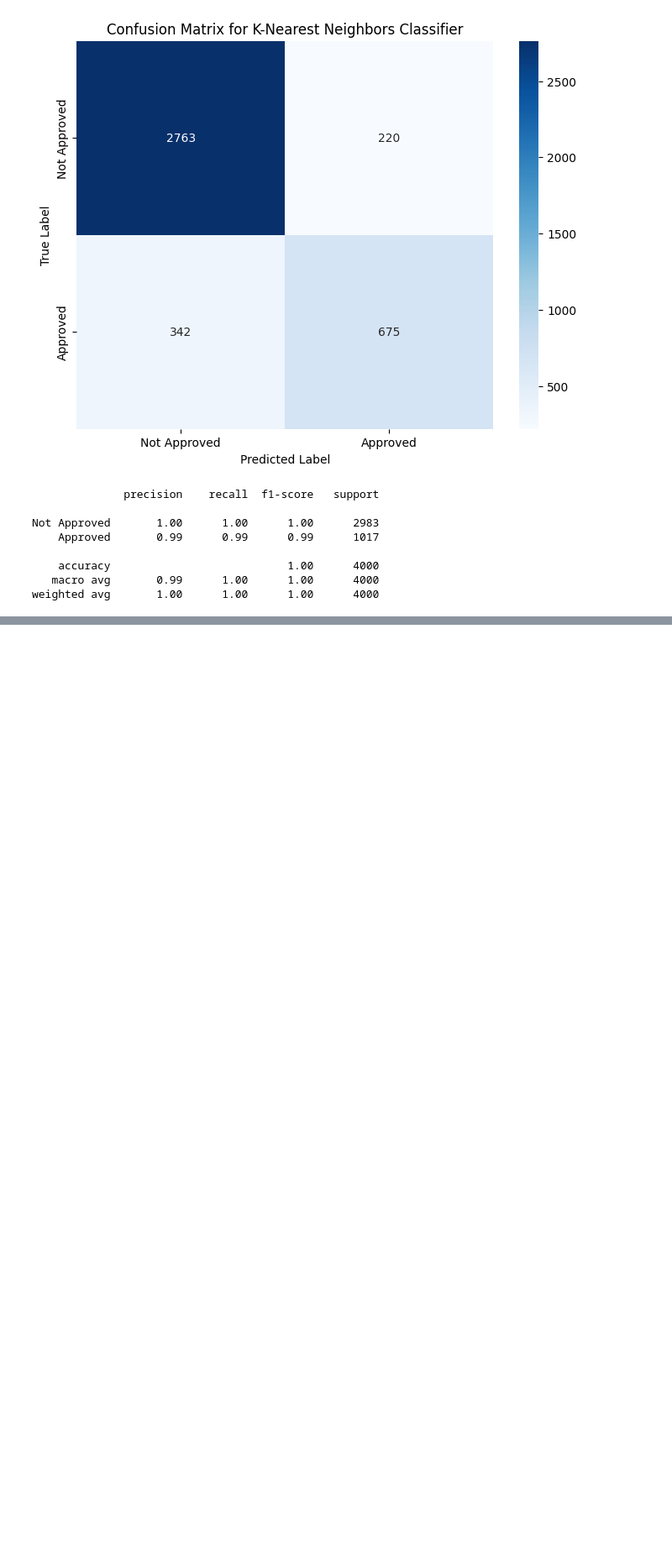
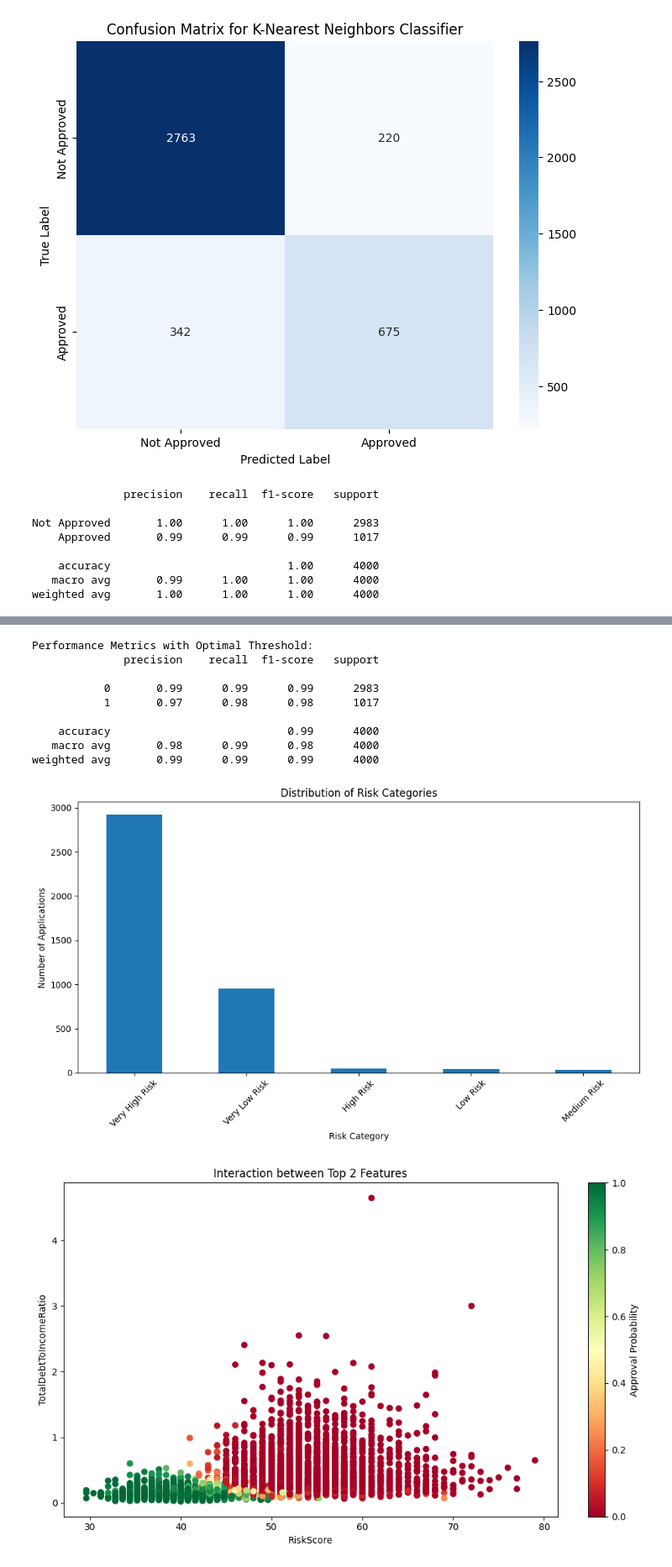
Before and after one commit to marianellass/Loan-Approval-Risk-Project, a Jupyter notebook: AML_Updated.ipynb, the cells around one changed output, grey strips where cells are left out. Shown at 84% size. Saved outputs shown, nothing was run; the diff lists cells and outputs as text; code cells hidden in the pictures; blank space fills up the shorter version.

```diff
--- a/AML_Updated.ipynb
+++ b/AML_Updated.ipynb
@@ -242,0 +426,79 @@ weighted avg       1.00      1.00      1.00      4000
+# %%
+### 1. Create Focused Model with Top Features
+top_5_features = important_features["feature"].head(5).tolist()
+
+# Train model with only top features
+X_top = X[top_5_features]
+X_train_top, X_test_top, y_train, y_test = train_test_split(
+    X_top, y, test_size=0.2, random_state=42
+)
+
+# Train RF with best parameters using only top features
+focused_rf = RandomForestClassifier(**rf_grid.best_params_, random_state=42)
+focused_rf.fit(X_train_top, y_train)
+
+### 2. Apply Optimal Threshold
+y_prob_focused = focused_rf.predict_proba(X_test_top)
+y_pred_focused = (y_prob_focused[:, 1] > optimal_threshold).astype(int)
+
+# Compare performance metrics
+print("\nPerformance Metrics with Optimal Threshold:")
+print(classification_report(y_test, y_pred_focused))
+
+
+### 3. Create Risk Categories
+def get_risk_category(prob):
+    if prob < 0.2:
+        return "Very High Risk"
+    elif prob < 0.4:
+        return "High Risk"
+    elif prob < 0.6:
+        return "Medium Risk"
+    elif prob < 0.8:
+        return "Low Risk"
+    else:
+        return "Very Low Risk"
+
+
+# Apply risk categories to predictions
+risk_probs = focused_rf.predict_proba(X_test_top)[:, 1]
+risk_categories = [get_risk_category(prob) for prob in risk_probs]
+
+# Show distribution of risk categories
+risk_dist = pd.Series(risk_categories).value_counts()
+plt.figure(figsize=(10, 6))
+risk_dist.plot(kind="bar")
+plt.title("Distribution of Risk Categories")
+plt.xlabel("Risk Category")
+plt.ylabel("Number of Applications")
+plt.xticks(rotation=45)
+plt.tight_layout()
+plt.show()
+
+### 4. Feature Interaction Analysis
+if len(top_5_features) >= 2:
+    plt.figure(figsize=(10, 6))
+    plt.scatter(
+        X_test_top[top_5_features[0]],
+        X_test_top[top_5_features[1]],
+        c=risk_probs,
+        cmap="RdYlGn",
+    )
+    plt.colorbar(label="Approval Probability")
+    plt.xlabel(top_5_features[0])
+    plt.ylabel(top_5_features[1])
+    plt.title(f"Interaction between Top 2 Features")
+    plt.tight_layout()
+    plt.show()
+# %% [output]
+Performance Metrics with Optimal Threshold:
+              precision    recall  f1-score   support
+
+           0       0.99      0.99      0.99      2983
+           1       0.97      0.98      0.98      1017
+
+    accuracy                           0.99      4000
+   macro avg       0.98      0.99      0.98      4000
+weighted avg       0.99      0.99      0.99      4000
+[figure, added]
+[figure, added]
```
Also changed, not shown: parts of 5 cells of this notebook.
